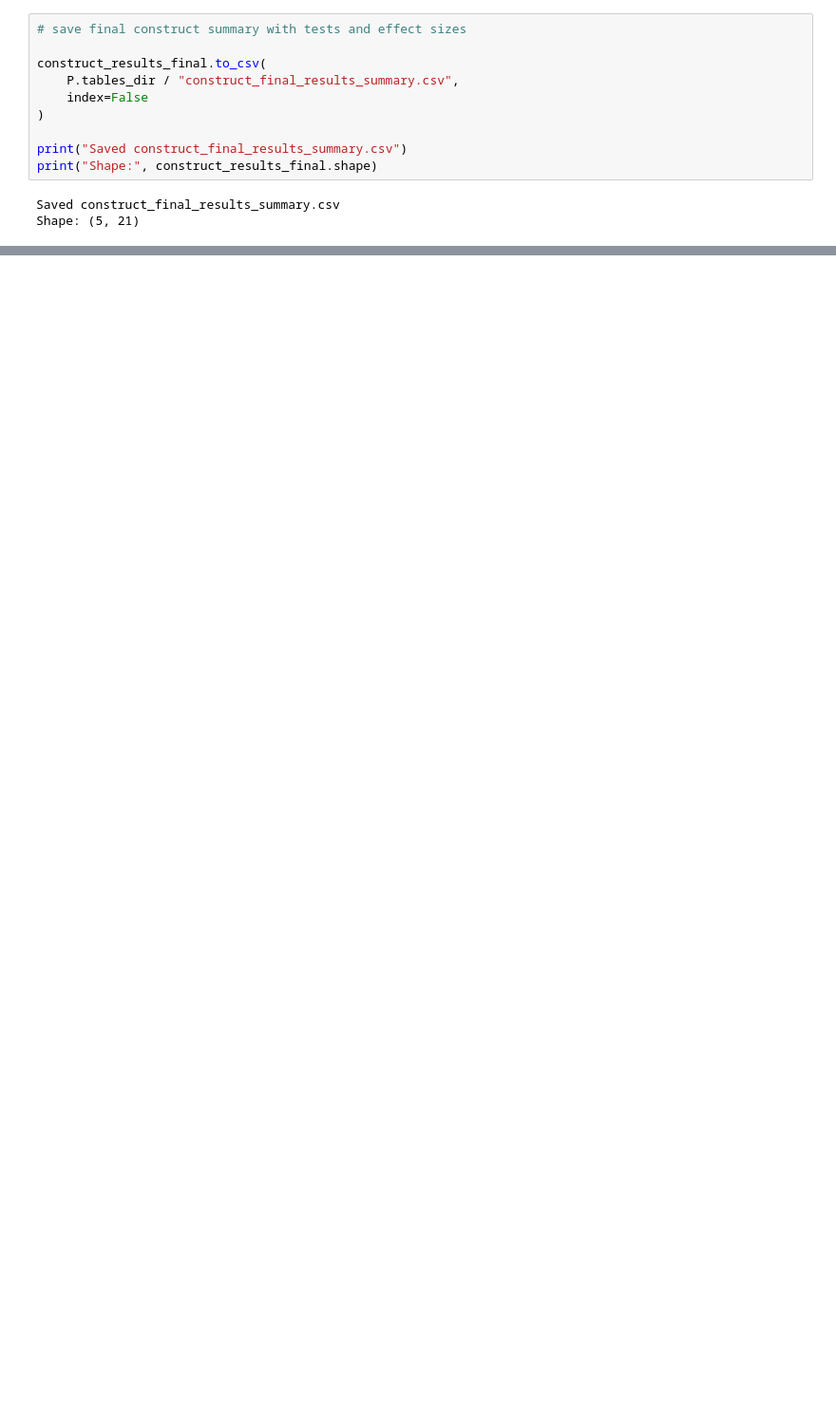
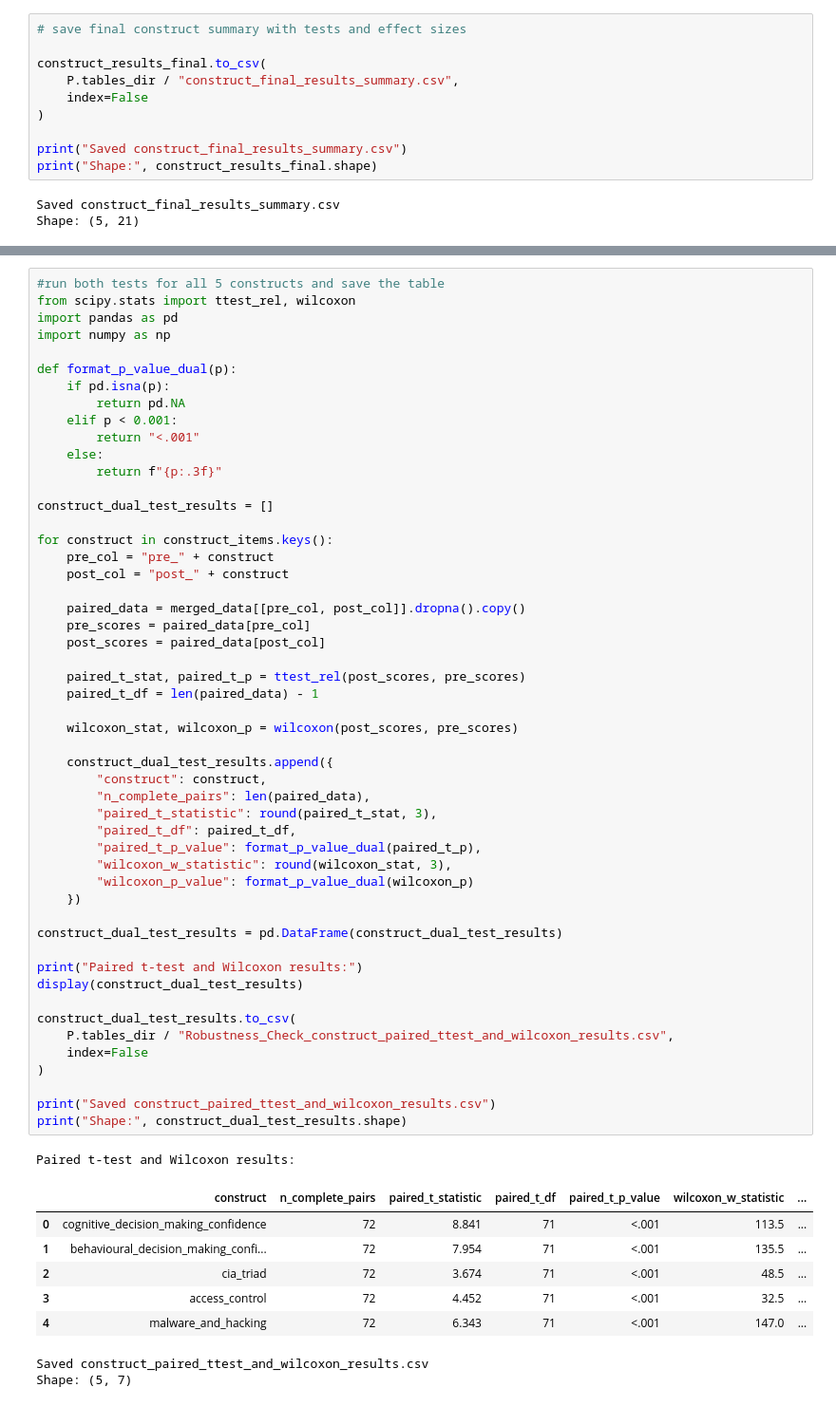
Before and after one commit to jrallison93/ISMSimulationGame, a Jupyter notebook: Analysis/Notebooks/analysis.ipynb, the cells around one changed output, grey strips where cells are left out. Shown at 95% size. Saved outputs shown, nothing was run; the diff lists cells and outputs as text; blank space fills up the shorter version.

Commit message:
Robustness Check Paired t-test and Wilcoxon Signed-Rank Test for All Constructs

```diff
--- a/Analysis/Notebooks/analysis.ipynb
+++ b/Analysis/Notebooks/analysis.ipynb
@@ -687,0 +722,61 @@ Shape: (5, 21)
+# %%
+#run both tests for all 5 constructs and save the table
+from scipy.stats import ttest_rel, wilcoxon
+import pandas as pd
+import numpy as np
+
+def format_p_value_dual(p):
+    if pd.isna(p):
+        return pd.NA
+    elif p < 0.001:
+        return "<.001"
+    else:
+        return f"{p:.3f}"
+
+construct_dual_test_results = []
+
+for construct in construct_items.keys():
+    pre_col = "pre_" + construct
+    post_col = "post_" + construct
+
+    paired_data = merged_data[[pre_col, post_col]].dropna().copy()
+    pre_scores = paired_data[pre_col]
+    post_scores = paired_data[post_col]
+
+    paired_t_stat, paired_t_p = ttest_rel(post_scores, pre_scores)
+    paired_t_df = len(paired_data) - 1
+
+    wilcoxon_stat, wilcoxon_p = wilcoxon(post_scores, pre_scores)
+
+    construct_dual_test_results.append({
+        "construct": construct,
+        "n_complete_pairs": len(paired_data),
+        "paired_t_statistic": round(paired_t_stat, 3),
+        "paired_t_df": paired_t_df,
+        "paired_t_p_value": format_p_value_dual(paired_t_p),
+        "wilcoxon_w_statistic": round(wilcoxon_stat, 3),
+        "wilcoxon_p_value": format_p_value_dual(wilcoxon_p)
+    })
+
+construct_dual_test_results = pd.DataFrame(construct_dual_test_results)
+
+print("Paired t-test and Wilcoxon results:")
+display(construct_dual_test_results)
+
+construct_dual_test_results.to_csv(
+    P.tables_dir / "Robustness_Check_construct_paired_ttest_and_wilcoxon_results.csv",
+    index=False
+)
+
+print("Saved construct_paired_ttest_and_wilcoxon_results.csv")
+print("Shape:", construct_dual_test_results.shape)
+# %% [output]
+Paired t-test and Wilcoxon results:
+|  | construct | n_complete_pairs | paired_t_statistic | paired_t_df | paired_t_p_value | wilcoxon_w_statistic | ... |
+| 0 | cognitive_decision_making_confidence | 72 | 8.841 | 71 | <.001 | 113.5 | ... |
+| 1 | behavioural_decision_making_confi... | 72 | 7.954 | 71 | <.001 | 135.5 | ... |
+| 2 | cia_triad | 72 | 3.674 | 71 | <.001 | 48.5 | ... |
+| 3 | access_control | 72 | 4.452 | 71 | <.001 | 32.5 | ... |
+| 4 | malware_and_hacking | 72 | 6.343 | 71 | <.001 | 147.0 | ... |
+Saved construct_paired_ttest_and_wilcoxon_results.csv
+Shape: (5, 7)
```
Also changed, not shown: parts of 23 cells of this notebook.
